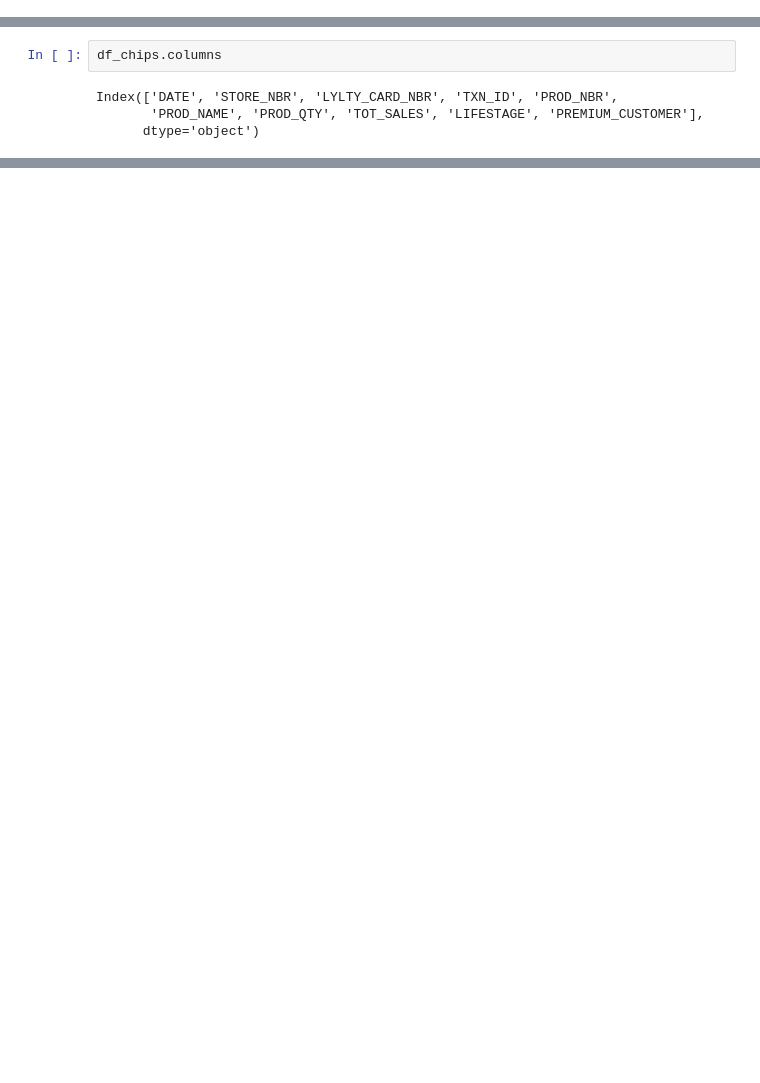
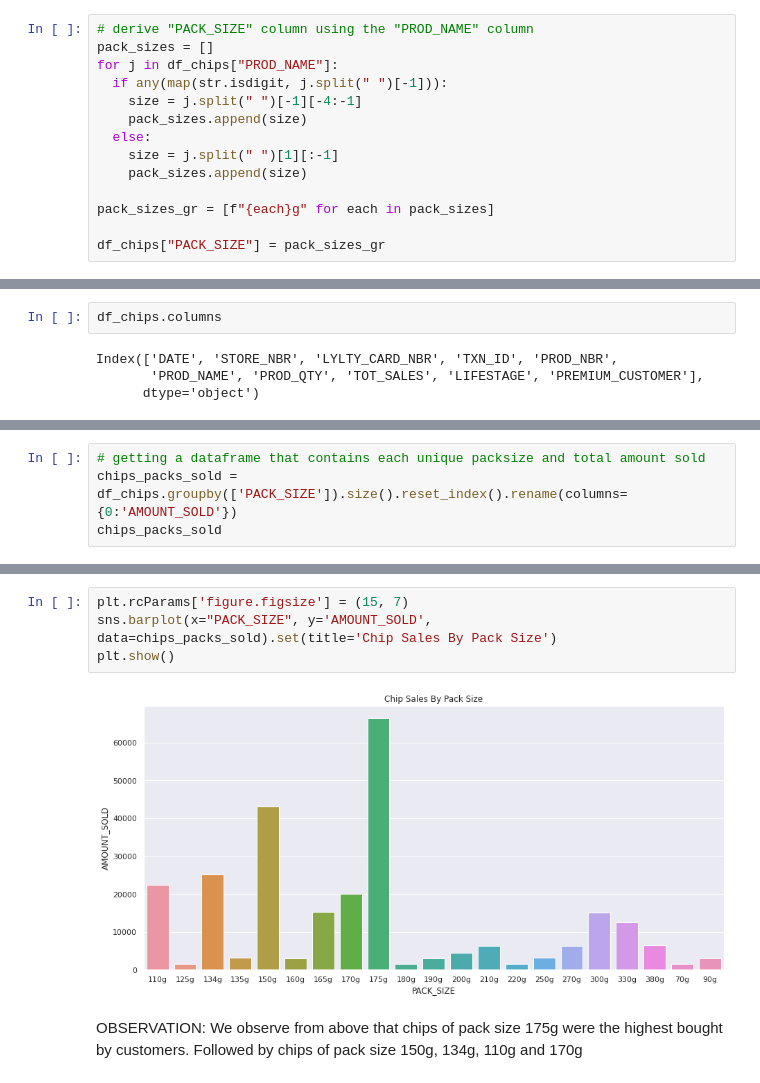
Before and after one commit to wa-le/Quantium-Forage-Virtual-Internship, a Jupyter notebook: my_quantium_vi.ipynb, the cells around one changed output, grey strips where cells are left out. Cells and saved outputs as stored; diff of their text form; blank space fills up the shorter version.

```diff
--- a/my_quantium_vi.ipynb
+++ b/my_quantium_vi.ipynb
@@ -296,3 +296,17 @@ Data columns (total 10 columns):
  9   PREMIUM_CUSTOMER  264835 non-null  object
 dtypes: float64(1), int64(6), object(3)
 memory usage: 22.2+ MB
+# %%
+# derive "PACK_SIZE" column using the "PROD_NAME" column
+pack_sizes = []
+for j in df_chips["PROD_NAME"]:
+  if any(map(str.isdigit, j.split(" ")[-1])):
+    size = j.split(" ")[-1][-4:-1]
+    pack_sizes.append(size)
+  else:
+    size = j.split(" ")[1][:-1]
+    pack_sizes.append(size)
+
+pack_sizes_gr = [f"{each}g" for each in pack_sizes]
+
+df_chips["PACK_SIZE"] = pack_sizes_gr
@@ -304,0 +401,4 @@ Index(['DATE', 'STORE_NBR', 'LYLTY_CARD_NBR', 'TXN_ID', 'PROD_NBR',
+# %%
+# getting a dataframe that contains each unique packsize and total amount sold
+chips_packs_sold = df_chips.groupby(['PACK_SIZE']).size().reset_index().rename(columns={0:'AMOUNT_SOLD'})
+chips_packs_sold
@@ -304,0 +423,9 @@ Index(['DATE', 'STORE_NBR', 'LYLTY_CARD_NBR', 'TXN_ID', 'PROD_NBR',
+# %%
+plt.rcParams['figure.figsize'] = (15, 7)
+sns.barplot(x="PACK_SIZE", y='AMOUNT_SOLD', data=chips_packs_sold).set(title='Chip Sales By Pack Size')
+plt.show()
+# %% [output]
+[figure, added]
+# %% [markdown]
+OBSERVATION:
+We observe from above that chips of pack size 175g were the highest bought by customers. Followed by chips of pack size 150g, 134g, 110g and 170g
```
Also changed, not shown: parts of 10 cells of this notebook.
